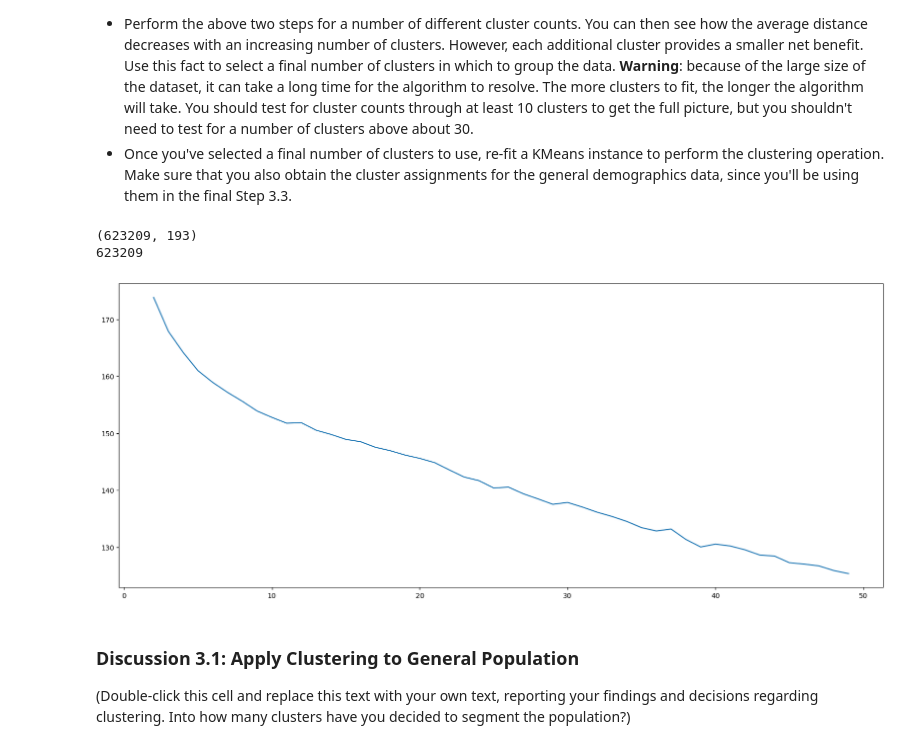
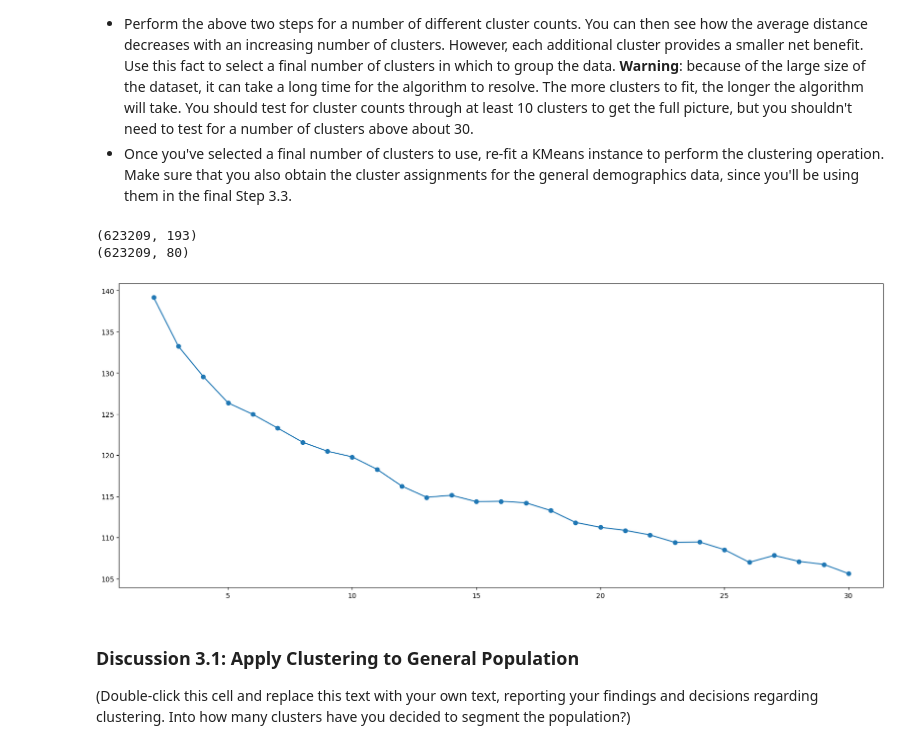
Before and after one commit to charlesbeacham/unsupervised_udacity, a Jupyter notebook: Identify_Customer_Segments.ipynb, the cells around one changed output. Drawn from its saved outputs; the diff is of its cells as text; code cells hidden in the pictures.

```diff
--- a/Identify_Customer_Segments.ipynb
+++ b/Identify_Customer_Segments.ipynb
@@ -721,6 +721,6 @@ print(f'125 principal components will explain {cumulative_variance_ratio[124]:.2
 # %%
 # Re-apply PCA to the data while selecting for number of components to retain.
-pca = PCA(125)
+pca = PCA(80)
 X_pca = pca.fit_transform(azdias_scaled)
 # %% [markdown]
 ### Discussion 2.2: Perform Dimensionality Reduction
@@ -823,10 +823,10 @@ You've assessed and cleaned the demographics data, then scaled and transformed t
 - Once you've selected a final number of clusters to use, re-fit a KMeans instance to perform the clustering operation. Make sure that you also obtain the cluster assignments for the general demographics data, since you'll be using them in the final Step 3.3.
 # %%
 print(azdias_scaled.shape)
-print(len(X_pca))
+print(X_pca.shape)
 # %% [output]
 (623209, 193)
-623209
+(623209, 80)
 # %%
 # Over a number of different cluster counts...
 
@@ -836,8 +836,9 @@ print(len(X_pca))
 
     # compute the average within-cluster distances.
 
-n_clusters = np.arange(2, 50)
+n_clusters = np.arange(2, 31)
 scores = [] # create a list to store the scores for the different cluster sizes
+score_2 = []
 
 for clusters in n_clusters:
     kmeans = KMeans(n_clusters=clusters,
@@ -846,11 +847,12 @@ for clusters in n_clusters:
 
     kmeans.fit(X_pca)
     scores.append((kmeans.score(X_pca)*-1) / len(X_pca))
+    score_2.append(kmeans.score(X_pca))
 # %%
 fig, ax = plt.subplots(figsize=(20,8))
-ax.plot(n_clusters, scores);
+ax.plot(n_clusters, scores, marker='o');
 # %% [output]
-[figure, old version]
+[figure, new version]
 # %%
 # Investigate the change in within-cluster distance across number of clusters.
 # HINT: Use matplotlib's plot function to visualize this relationship.
```
Also changed, not shown: parts of 4 cells of this notebook.
